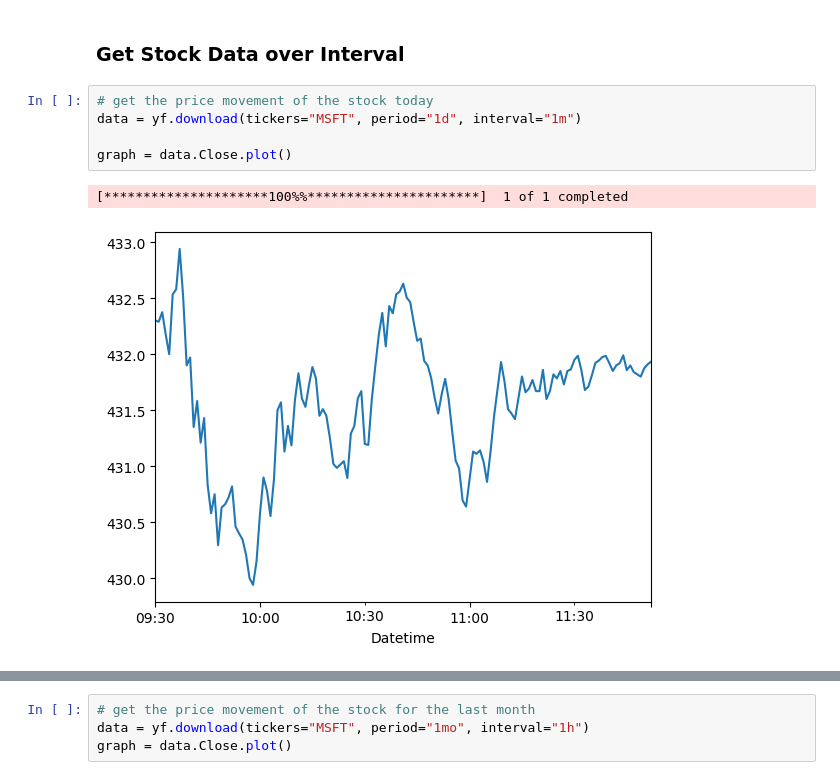
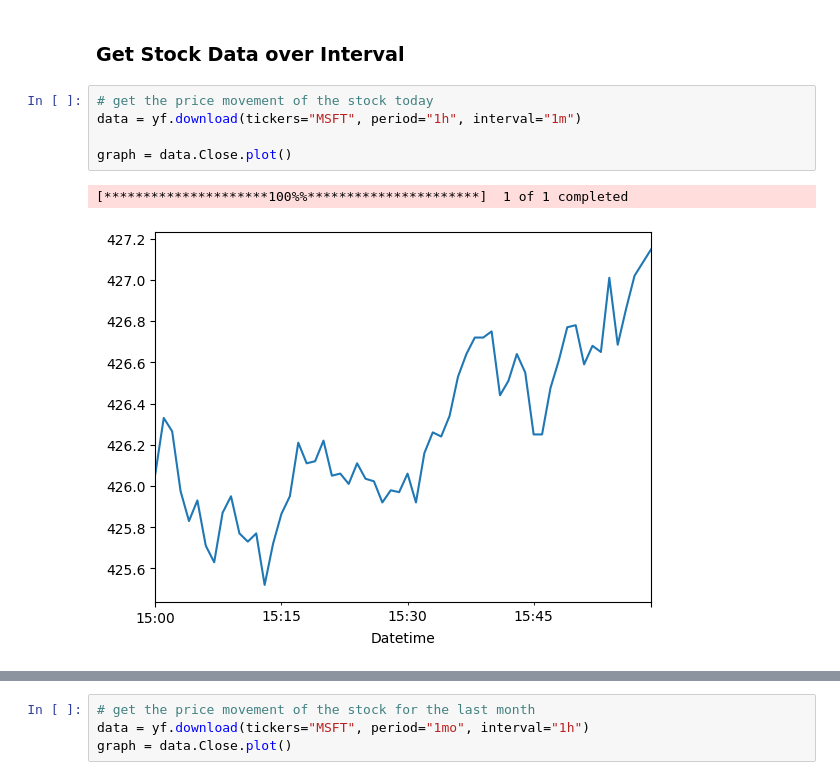
Before and after one commit to OWurst/PortfolioProject, a Jupyter notebook: StockService/ExploreYFinance.ipynb, the cells around one changed output, grey strips where cells are left out. Cells and saved outputs as stored; diff of their text form.

```diff
--- a/StockService/ExploreYFinance.ipynb
+++ b/StockService/ExploreYFinance.ipynb
@@ -32,12 +32,12 @@ MSFT.fast_info.last_price
 ### Get Stock Data over Interval
 # %%
 # get the price movement of the stock today
-data = yf.download(tickers="MSFT", period="1d", interval="1m")
+data = yf.download(tickers="MSFT", period="1h", interval="1m")
 
 graph = data.Close.plot()
 # %% [output]
 [*********************100%%**********************]  1 of 1 completed
-[figure, old version]
+[figure, new version]
 # %%
 # get the price movement of the stock for the last week
 data = yf.download(tickers="MSFT", period="1wk", interval="1h")
```
Also changed, not shown: parts of 2 cells of this notebook, 2 other files.
